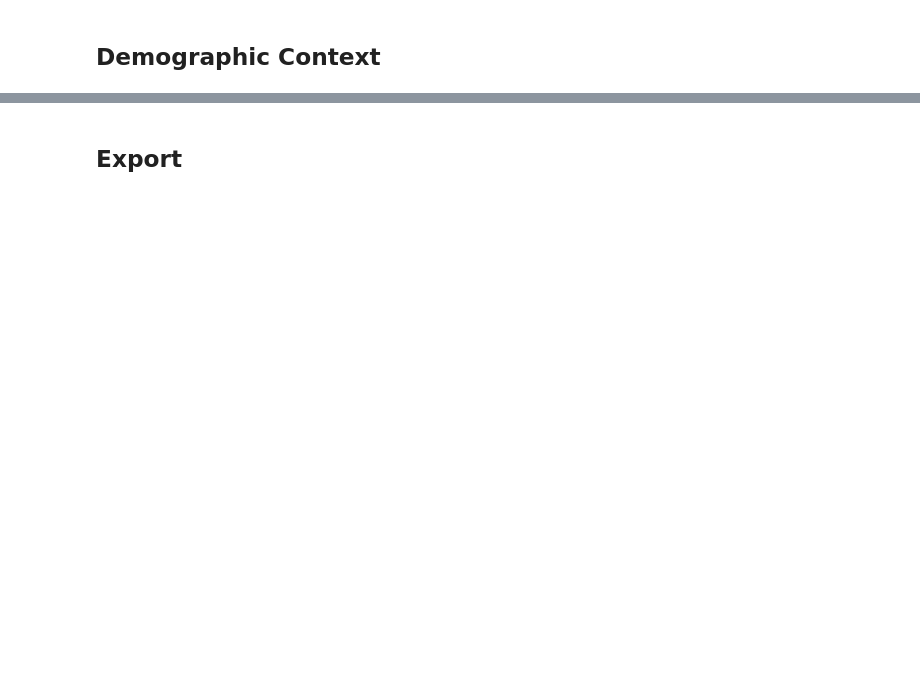
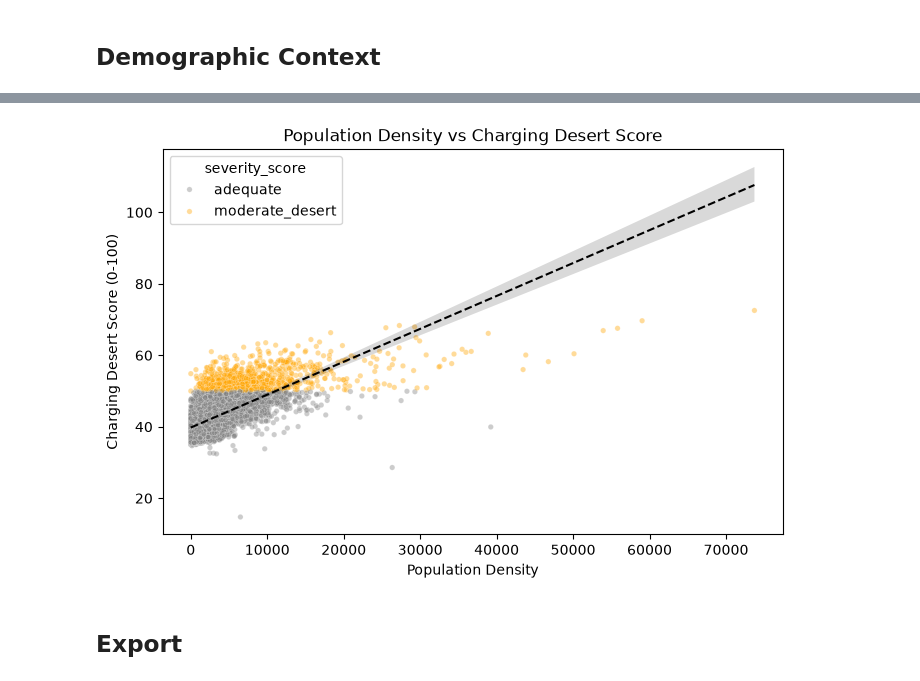
Before and after one commit to BoppingNoodles/california_ev_transition_and_fuel_analytics, a Jupyter notebook: notebooks/03_charging_deserts.ipynb, the cells around one changed output, grey strips where cells are left out. Saved outputs shown, nothing was run; the diff lists cells and outputs as text; code cells hidden in the pictures; blank space fills up the shorter version.

```diff
--- a/notebooks/03_charging_deserts.ipynb
+++ b/notebooks/03_charging_deserts.ipynb
@@ -174,34 +247,36 @@ plt.show()
 # %%
 # Compare desert score against population density
 plt.figure(figsize=(8,5))
 
 # Filter out where population is missing
 valid_pop = deserts_gdf[deserts_gdf['population_density'].notna()]
 
 # Scatter plot
 sns.scatterplot(
-    data=valid_income_gdf,
+    data=valid_pop,
     x='population_density',
     y='desert_score',
     hue='severity_score',
     palette={'adequate': 'gray', 'moderate_desert': 'orange', 'severe_desert': 'red'},
     alpha=0.4,
     s=15
 )
 
 # Trend line
 sns.regplot(
-    data=valid_income,
+    data=valid_pop,
     x='population_density',
     y='desert_score',
     scatter=False,
     color='black',
     line_kws={'linestyle': '--', 'linewidth': 1.5}
 )
 plt.xlabel("Population Density")
 plt.ylabel("Charging Desert Score (0-100)")
 plt.title("Population Density vs Charging Desert Score")
 plt.show()
+# %% [output]
+[figure, added]
 # %% [markdown]
 ## Export
 # %%
```
Also changed, not shown: parts of 11 cells of this notebook.
